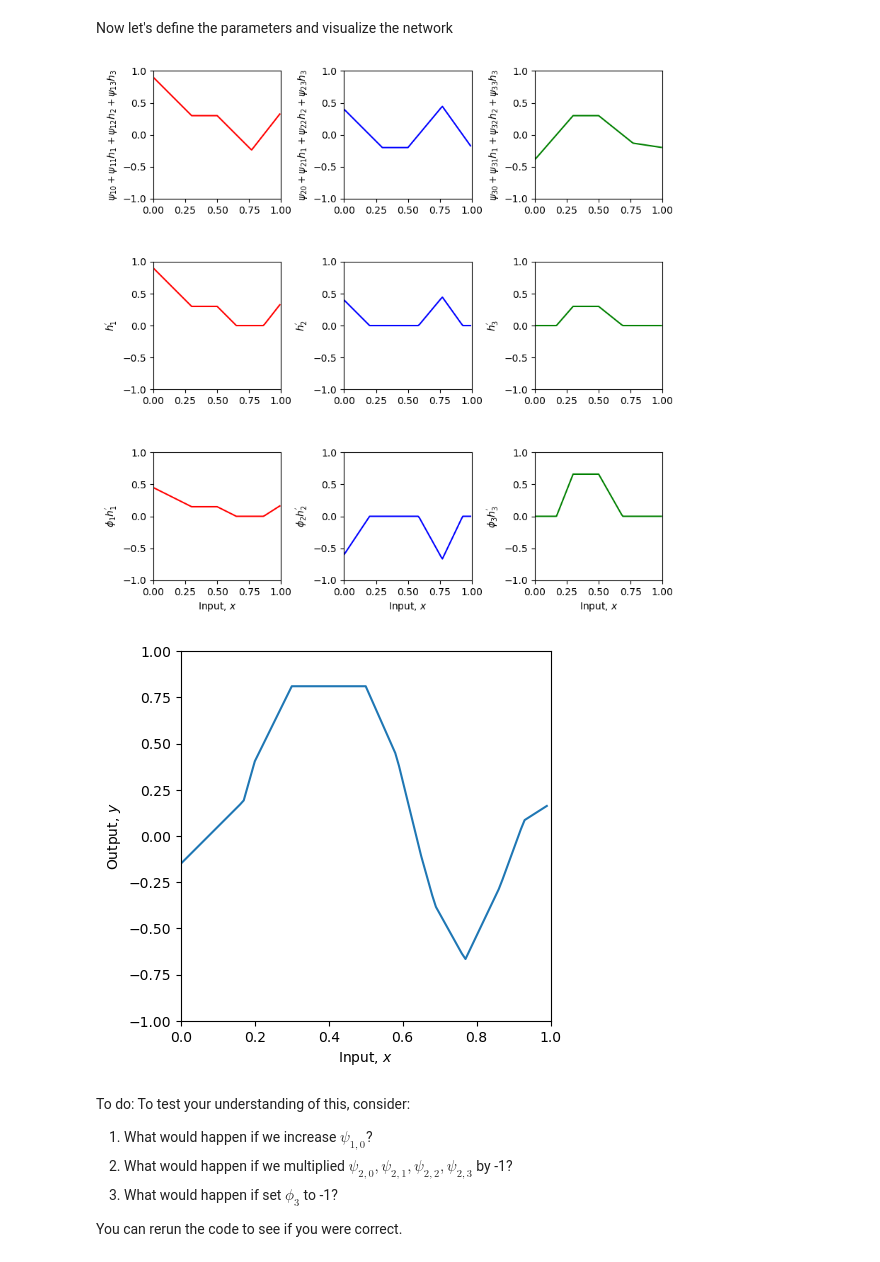
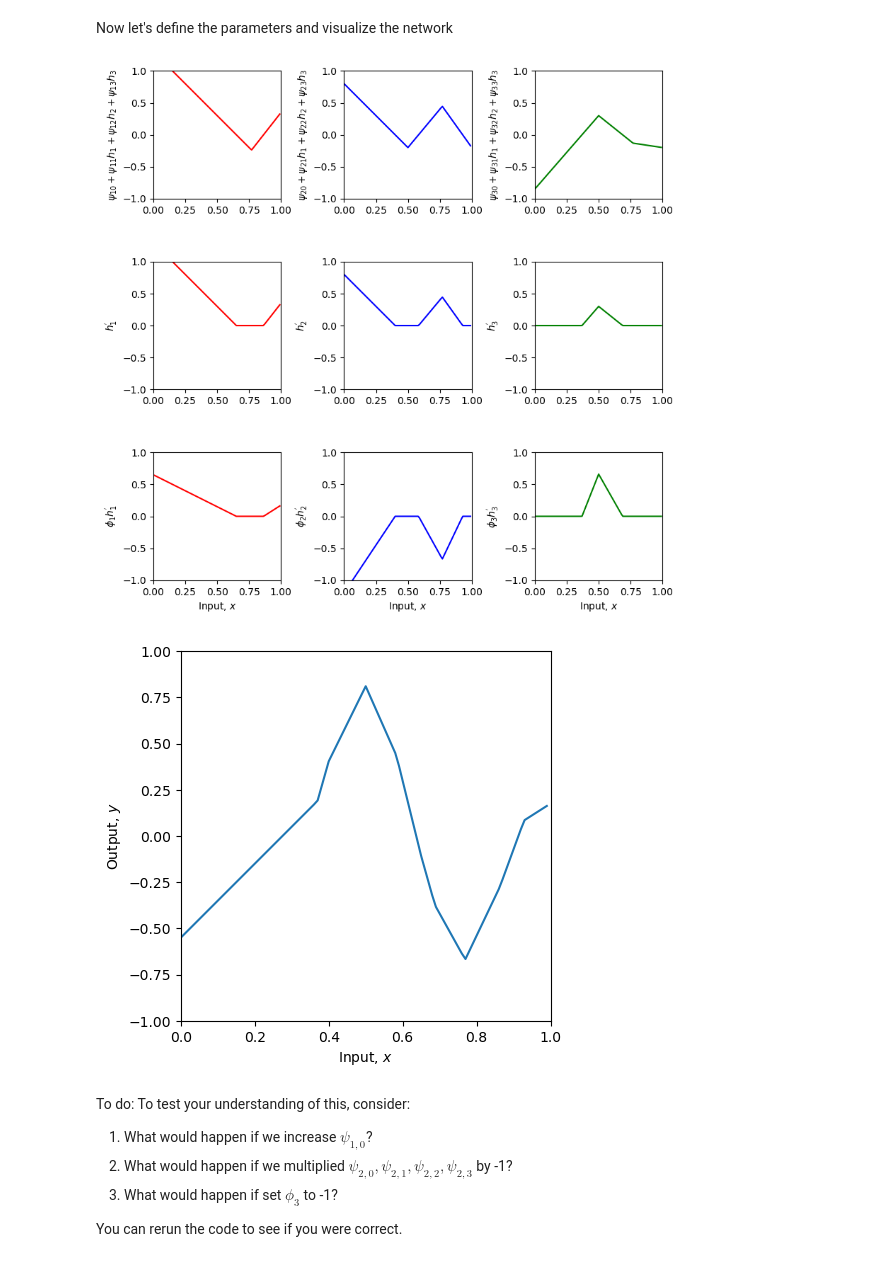
Before and after one commit to urstrulyvishtan/learning_DL, a Jupyter notebook: UDLbook/Chap04/4_2_Clipping_functions.ipynb, the cells around one changed output. Drawn from its saved outputs; the diff is of its cells as text; code cells hidden in the pictures.

```diff
--- a/UDLbook/Chap04/4_2_Clipping_functions.ipynb
+++ b/UDLbook/Chap04/4_2_Clipping_functions.ipynb
@@ -93,30 +93,30 @@ Now let's define the parameters and visualize the network
 # %%
 # Define parameters (note first dimension of theta and phi is padded to make indices match
 # notation in book)
 theta = np.zeros([4,2])
 psi = np.zeros([4,4])
 phi = np.zeros([4,1])
 
-theta[1,0] =  0.3 ; theta[1,1] = -1.0
+theta[1,0] =  0.5 ; theta[1,1] = -1.0
 theta[2,0]= -1.0  ; theta[2,1] = 2.0
 theta[3,0] = -0.5  ; theta[3,1] = 0.65
 psi[1,0] = 0.3;  psi[1,1] = 2.0; psi[1,2] = -1.0; psi[1,3]=7.0
 psi[2,0] = -0.2;  psi[2,1] = 2.0; psi[2,2] = 1.2; psi[2,3]=-8.0
 psi[3,0] = 0.3;  psi[3,1] = -2.3; psi[3,2] = -0.8; psi[3,3]=2.0
 phi[0] = 0.0; phi[1] = 0.5; phi[2] = -1.5; phi [3] = 2.2
 
 # Define a range of input values
 x = np.arange(0,1,0.01)
 
 # Run the neural network
 y, layer2_pre_1, layer2_pre_2, layer2_pre_3, h1_prime, h2_prime, h3_prime, phi1_h1_prime, phi2_h2_prime, phi3_h3_prime \
     = shallow_1_1_3_3(x, ReLU, phi, psi, theta)
 
 # And then plot it
 plot_neural_two_layers(x, y, layer2_pre_1, layer2_pre_2, layer2_pre_3, h1_prime, h2_prime, h3_prime, phi1_h1_prime, phi2_h2_prime, phi3_h3_prime)
 # %% [output]
-[figure, old version]
+[figure, new version]
-[figure, old version]
+[figure, new version]
 # %% [markdown]
 To do:  To test your understanding of this, consider:
 
```
